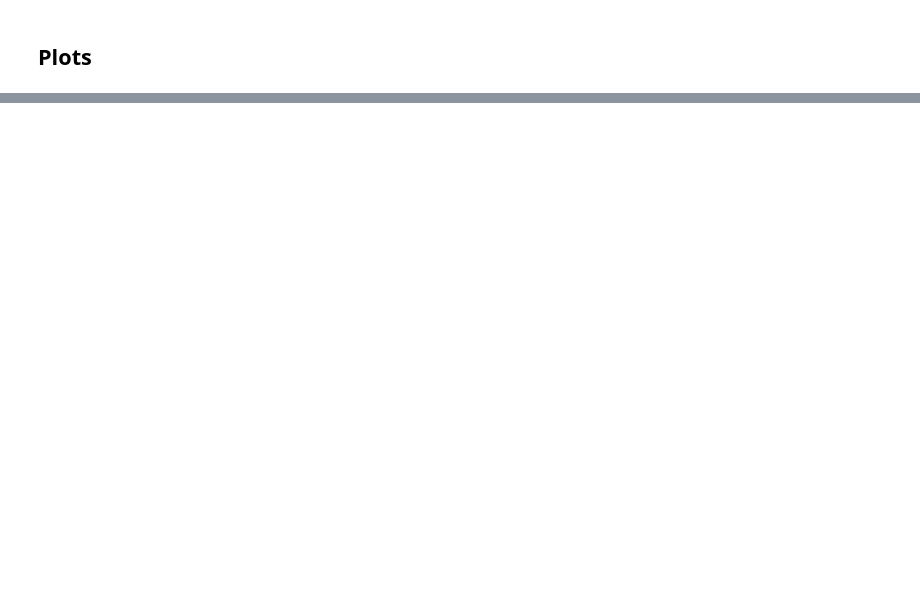
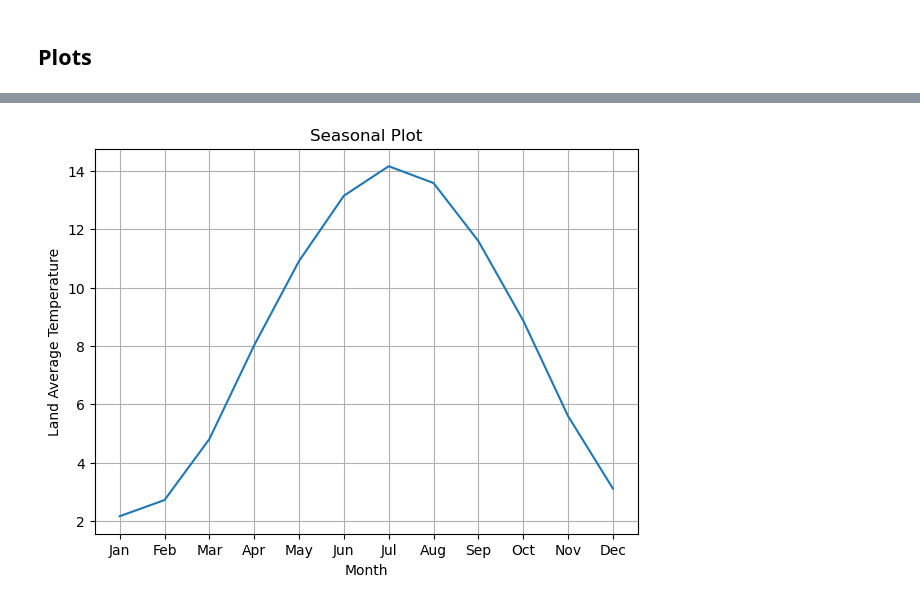
Before and after one commit to keitaVigano/globalTemperature, a Jupyter notebook: mainAnalysis.ipynb, the cells around one changed output, grey strips where cells are left out. Cells and saved outputs as stored; diff of their text form; code cells hidden in the pictures; blank space fills up the shorter version.

```diff
--- a/mainAnalysis.ipynb
+++ b/mainAnalysis.ipynb
@@ -131,0 +137,14 @@ plot_series(df_filtered_train["LandAverageTemperature"])
+# %%
+# Seasonal plot
+
+plt.figure(figsize=(7, 5))
+sns.lineplot(x=df_filtered_train.index.month, y=df_filtered_train['LandAverageTemperature'], ci=None)
+plt.xlabel('Month')
+plt.ylabel('Land Average Temperature')
+plt.title('Seasonal Plot')
+plt.xticks(range(1, 13), labels=[
+           'Jan', 'Feb', 'Mar', 'Apr', 'May', 'Jun', 'Jul', 'Aug', 'Sep', 'Oct', 'Nov', 'Dec'])
+plt.grid(True)
+plt.show()
+# %% [output]
+[figure, added]
```
Also changed, not shown: parts of 13 cells of this notebook.
